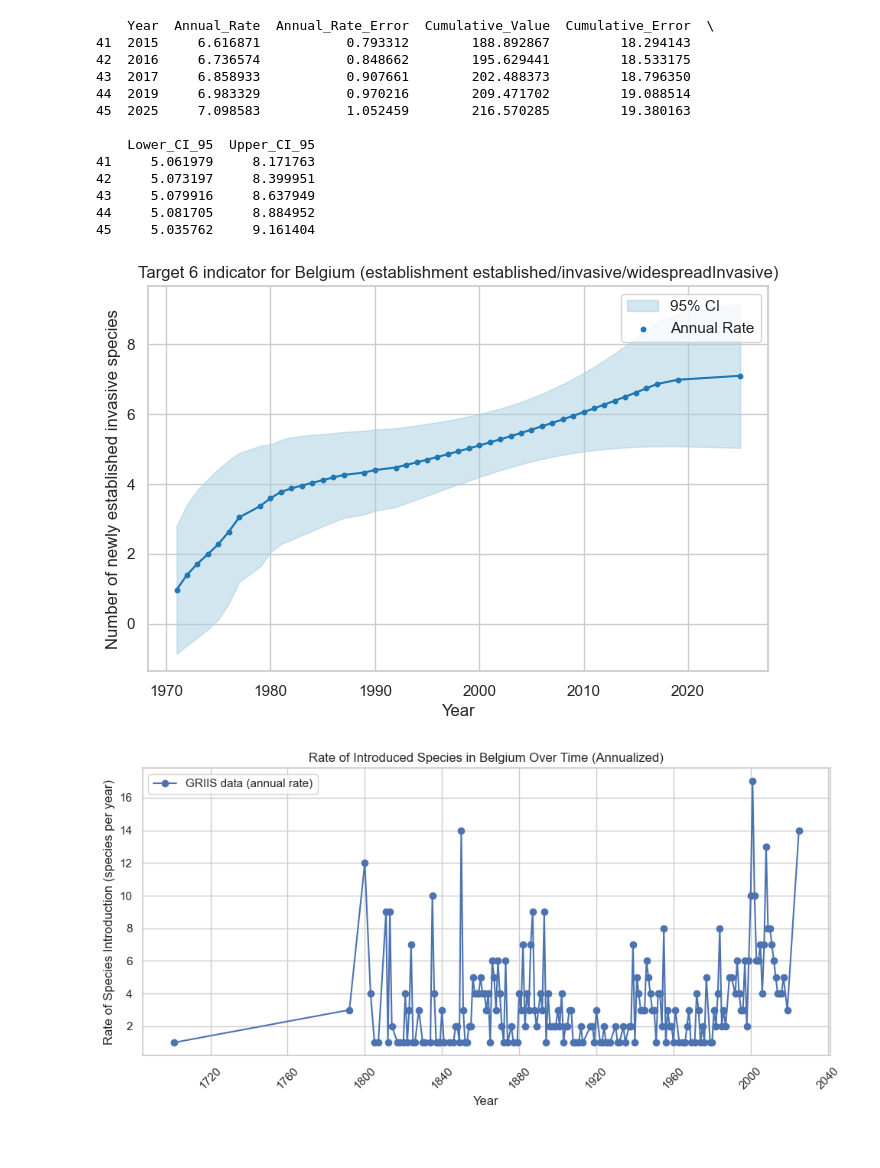
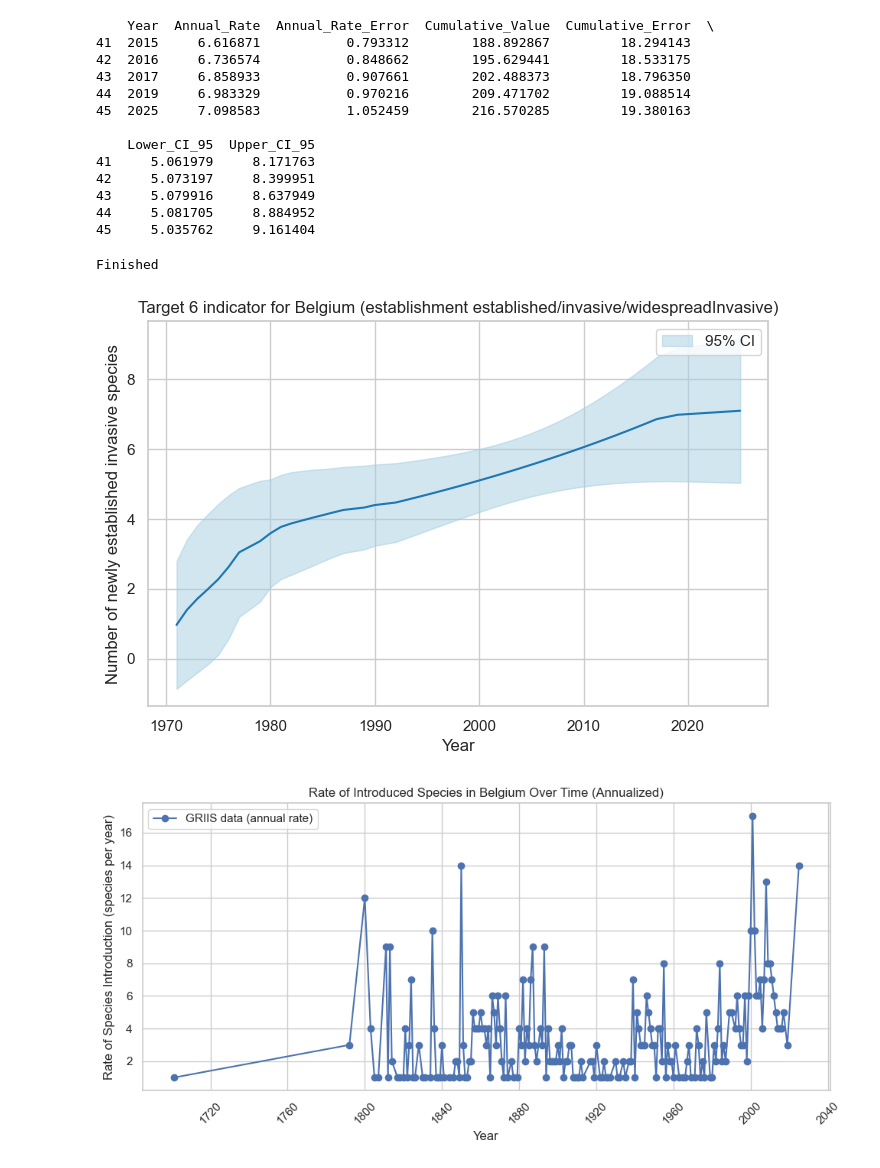
Before and after one commit to inbo/Target6, a Jupyter notebook: reporting_Belgium_2026/target6_belgium_heavily_filtered.ipynb, the cells around one changed output. Drawn from its saved outputs; the diff is of its cells as text; code cells hidden in the pictures.

```diff
--- a/reporting_Belgium_2026/target6_belgium_heavily_filtered.ipynb
+++ b/reporting_Belgium_2026/target6_belgium_heavily_filtered.ipynb
@@ -183,32 +177,37 @@ print(rates_results.tail())
 rates_results.to_csv("./output/estimated_rates_solow_costello_effective_annual_rates_heavily_filtering.csv", index=False)
 # %%
 #draw plot of Target 6 indicator
+
+rates_results = pd.read_csv(
+    "./output/estimated_rates_solow_costello_effective_annual_rates_heavily_filtering.csv"
+)
 import seaborn as sns
 sns.set(style="whitegrid")
 plt.figure(figsize=(8,5))
 
 df = rates_results
 # Plot CI band
 plt.fill_between(df['Year'], df['Lower_CI_95'], df['Upper_CI_95'], color='#a6cee3', alpha=0.5, label='95% CI')
 
 # Plot punten van Annual_Rate
-plt.scatter(df['Year'], df['Annual_Rate'], color='#1f78b4', s=10, label='Annual Rate')
+#plt.scatter(df['Year'], df['Annual_Rate'], color='#1f78b4', s=10, label='Annual Rate')
 
 # Verbinding van punten (lineaire)
 plt.plot(df['Year'], df['Annual_Rate'], color='#1f78b4')
 
 # Optioneel: smooth curve
 # sns.lineplot(x='ear', y='Annual_Rate', data=df, color='blue', label='Smoothed Curve')
 
 plt.xlabel('Year')
 plt.ylabel('Number of newly established invasive species')
 plt.title('Target 6 indicator for Belgium (establishment established/invasive/widespreadInvasive)')
 plt.legend()
 #plt.show()
-#print('Finished')
+print('Finished')
 plt.savefig('./output/Figure_target6_indicator_heavily_filtering.png', dpi=200)
 # %% [output]
+Finished
-[figure, old version]
+[figure, new version]
 # %%
 # --- Processing GRIIS data (Annual) ---
 in_species["introDate"] = pd.to_datetime(in_species["introDate"])
```
Also changed, not shown: parts of 3 cells of this notebook, 3 other files.
